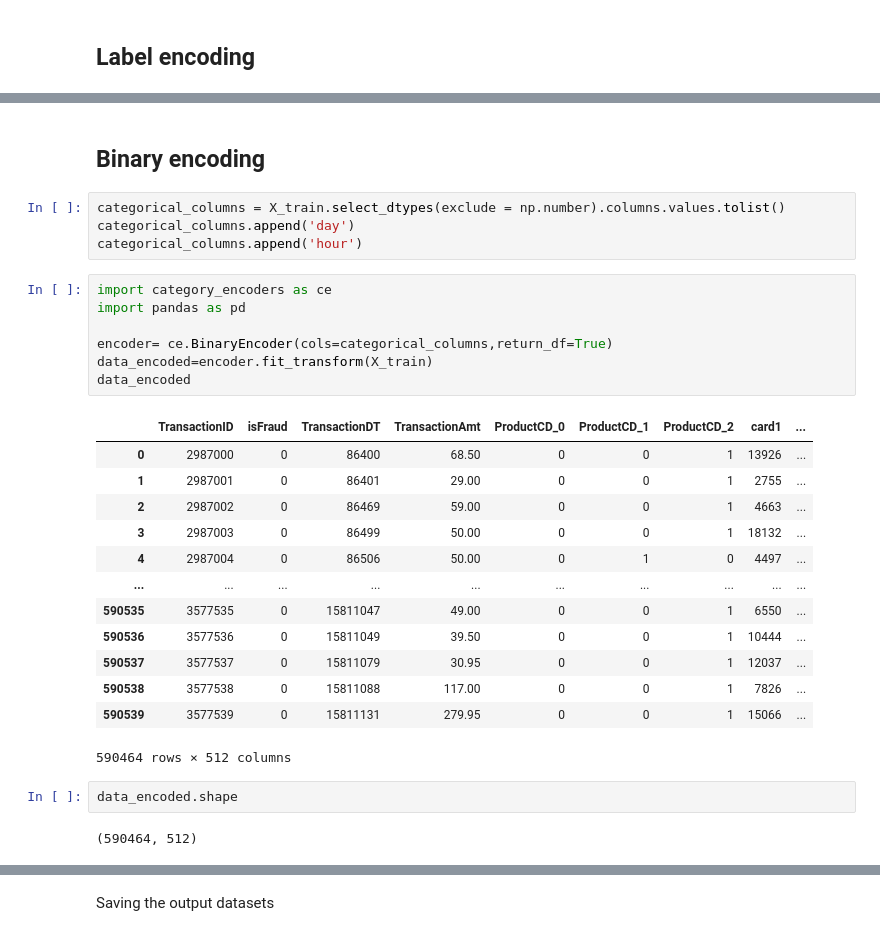
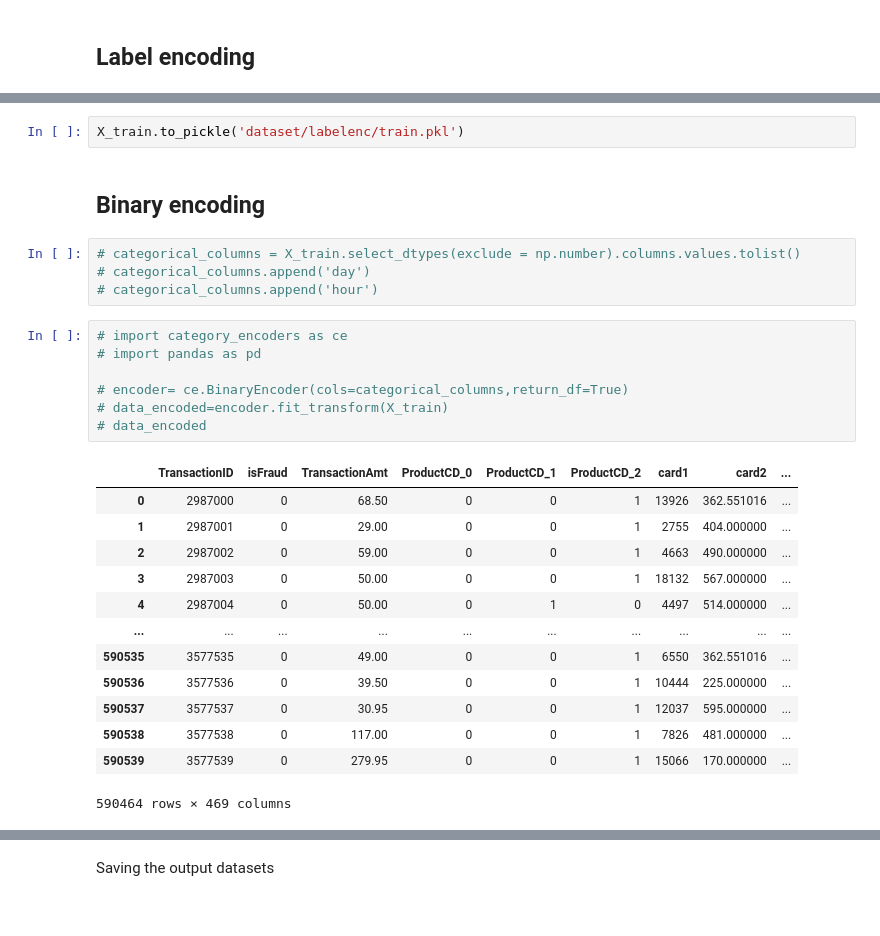
Before and after one commit to SteevenAlbert/IEEE-CIS-Fraud-Detection, a Jupyter notebook: Preprocessing.ipynb, the cells around one changed output, grey strips where cells are left out. Cells and saved outputs as stored; diff of their text form.

Commit message:
Preprocessing datasets versions

```diff
--- a/Preprocessing.ipynb
+++ b/Preprocessing.ipynb
@@ -262,31 +244,29 @@ X_train = pd.read_pickle('dataset/before_labelenc_train.pkl')
+# %%
+X_train.to_pickle('dataset/labelenc/train.pkl')
 # %% [markdown]
 ## Binary encoding
 # %%
-categorical_columns = X_train.select_dtypes(exclude = np.number).columns.values.tolist()
-categorical_columns.append('day')
-categorical_columns.append('hour')
+# categorical_columns = X_train.select_dtypes(exclude = np.number).columns.values.tolist()
+# categorical_columns.append('day')
+# categorical_columns.append('hour')
 # %%
-import category_encoders as ce
-import pandas as pd
+# import category_encoders as ce
+# import pandas as pd
 
-encoder= ce.BinaryEncoder(cols=categorical_columns,return_df=True)
-data_encoded=encoder.fit_transform(X_train)
-data_encoded
+# encoder= ce.BinaryEncoder(cols=categorical_columns,return_df=True)
+# data_encoded=encoder.fit_transform(X_train)
+# data_encoded
 # %% [output]
-|  | TransactionID | isFraud | TransactionDT | TransactionAmt | ProductCD_0 | ProductCD_1 | ProductCD_2 | card1 | ... |
-| 0 | 2987000 | 0 | 86400 | 68.50 | 0 | 0 | 1 | 13926 | ... |
-| 1 | 2987001 | 0 | 86401 | 29.00 | 0 | 0 | 1 | 2755 | ... |
-| 2 | 2987002 | 0 | 86469 | 59.00 | 0 | 0 | 1 | 4663 | ... |
-| 3 | 2987003 | 0 | 86499 | 50.00 | 0 | 0 | 1 | 18132 | ... |
-| 4 | 2987004 | 0 | 86506 | 50.00 | 0 | 1 | 0 | 4497 | ... |
+|  | TransactionID | isFraud | TransactionAmt | ProductCD_0 | ProductCD_1 | ProductCD_2 | card1 | card2 | ... |
+| 0 | 2987000 | 0 | 68.50 | 0 | 0 | 1 | 13926 | 362.551016 | ... |
+| 1 | 2987001 | 0 | 29.00 | 0 | 0 | 1 | 2755 | 404.000000 | ... |
+| 2 | 2987002 | 0 | 59.00 | 0 | 0 | 1 | 4663 | 490.000000 | ... |
+| 3 | 2987003 | 0 | 50.00 | 0 | 0 | 1 | 18132 | 567.000000 | ... |
+| 4 | 2987004 | 0 | 50.00 | 0 | 1 | 0 | 4497 | 514.000000 | ... |
 | ... | ... | ... | ... | ... | ... | ... | ... | ... | ... |
-| 590535 | 3577535 | 0 | 15811047 | 49.00 | 0 | 0 | 1 | 6550 | ... |
-| 590536 | 3577536 | 0 | 15811049 | 39.50 | 0 | 0 | 1 | 10444 | ... |
-| 590537 | 3577537 | 0 | 15811079 | 30.95 | 0 | 0 | 1 | 12037 | ... |
-| 590538 | 3577538 | 0 | 15811088 | 117.00 | 0 | 0 | 1 | 7826 | ... |
-| 590539 | 3577539 | 0 | 15811131 | 279.95 | 0 | 0 | 1 | 15066 | ... |
+| 590535 | 3577535 | 0 | 49.00 | 0 | 0 | 1 | 6550 | 362.551016 | ... |
+| 590536 | 3577536 | 0 | 39.50 | 0 | 0 | 1 | 10444 | 225.000000 | ... |
+| 590537 | 3577537 | 0 | 30.95 | 0 | 0 | 1 | 12037 | 595.000000 | ... |
+| 590538 | 3577538 | 0 | 117.00 | 0 | 0 | 1 | 7826 | 481.000000 | ... |
+| 590539 | 3577539 | 0 | 279.95 | 0 | 0 | 1 | 15066 | 170.000000 | ... |
-590464 rows × 512 columns
+590464 rows × 469 columns
-# %%
-data_encoded.shape
-# %% [output]
-(590464, 512)
```
Also changed, not shown: parts of 38 cells of this notebook.
